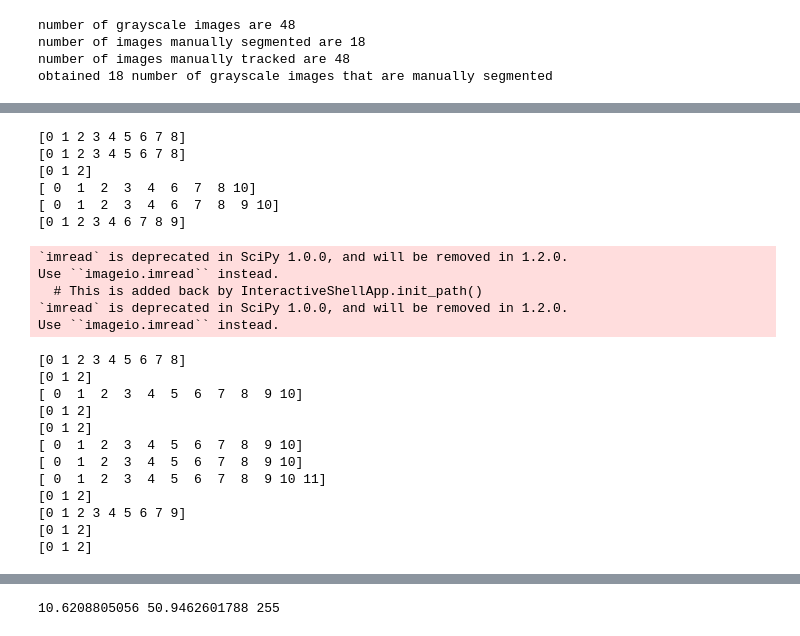
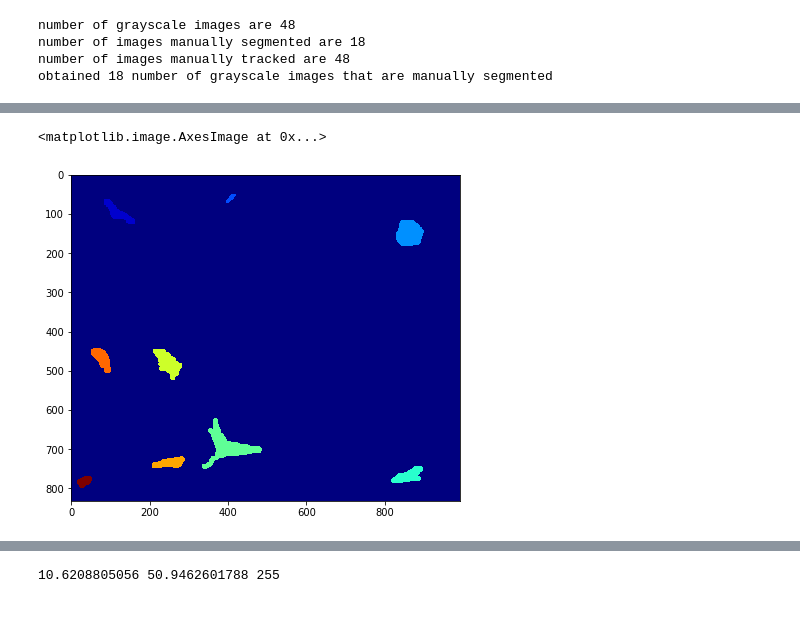
Before and after one commit to pranathivemuri/cell-tracking, a Jupyter notebook: cell-tracking/trackpy.ipynb, the cells around one changed output, grey strips where cells are left out. Saved outputs shown, nothing was run; the diff lists cells and outputs as text; code cells hidden in the pictures.

```diff
--- a/cell-tracking/trackpy.ipynb
+++ b/cell-tracking/trackpy.ipynb
@@ -67,4 +62,0 @@ def convert_to_uint8(image):
-# %%
-image = convert_to_uint8(scipy.misc.imread(data_files[0]))
-image = skimage.filters.median(image)
-result = skimage.filters.thresholding.try_all_threshold(image)
@@ -242,37 +129,21 @@ def images_to_npy(im_names):
     Outputs:
     returns image stack as (z stack, tile size_x, tile size_y)
     """
-    shape = scipy.misc.imread(im_names[0]).shape
-    im_stack = np.zeros((len(im_names), shape[0], shape[1]), dtype=np.uint8)
+    image = scipy.misc.imread(im_names[0])
+    shape = image.shape
+    dtype = image.dtype
+    im_stack = np.zeros((len(im_names), shape[0], shape[1]), dtype=dtype)
+
     for i in range(len(im_names)):
         im = scipy.misc.imread(im_names[i])
-        im[im != 0] = 255
         im_stack[i, :, :] = im
 
     return im_stack
-# %%
-segmented_groundtruth_stack = images_to_npy(GROUNDTRUTH_SEGMENTED_IMAGES)
-# %% [output]
-[0 1 2 3 4 5 6 7 8]
-[0 1 2 3 4 5 6 7 8]
-[0 1 2]
-[ 0  1  2  3  4  6  7  8 10]
-[ 0  1  2  3  4  6  7  8  9 10]
-[0 1 2 3 4 6 7 8 9]
-`imread` is deprecated in SciPy 1.0.0, and will be removed in 1.2.0.
-Use ``imageio.imread`` instead.
-  # This is added back by InteractiveShellApp.init_path()
-`imread` is deprecated in SciPy 1.0.0, and will be removed in 1.2.0.
-Use ``imageio.imread`` instead.
-[0 1 2 3 4 5 6 7 8]
-[0 1 2]
-[ 0  1  2  3  4  5  6  7  8  9 10]
-[0 1 2]
-[0 1 2]
-[ 0  1  2  3  4  5  6  7  8  9 10]
-[ 0  1  2  3  4  5  6  7  8  9 10]
-[ 0  1  2  3  4  5  6  7  8  9 10 11]
-[0 1 2]
-[0 1 2 3 4 5 6 7 9]
-[0 1 2]
-[0 1 2]
+# %%
+# Make a stack of all the frames that are already segmented/tracked
+tracking_groundtruth_stack = images_to_npy(GROUNDTRUTH_TRACKING_IMAGES)
+# Plot the first image
+plt.imshow(tracking_groundtruth_stack[0], cmap='jet')
+# %% [output]
+<matplotlib.image.AxesImage at 0x...>
+[figure, added]
```
Also changed, not shown: parts of 29 cells of this notebook, 56 other files.
